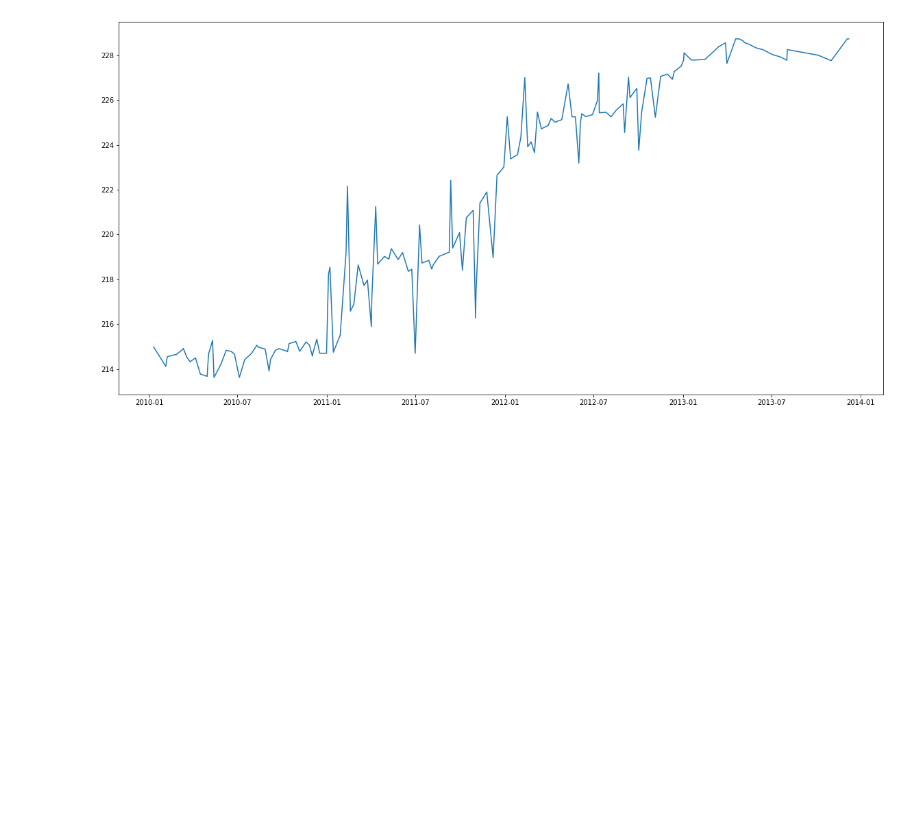
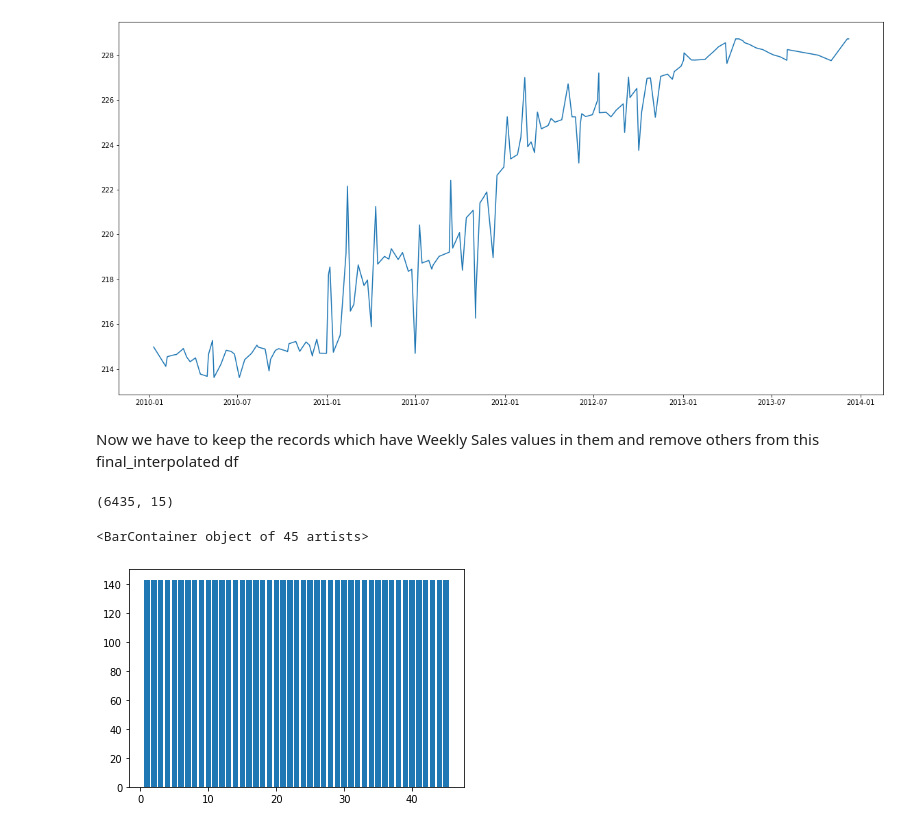
Before and after one commit to shivtejshete/Retail_Analytics, a Jupyter notebook: Modeling.ipynb, the cells around one changed output. Drawn from its saved outputs; the diff is of its cells as text; code cells hidden in the pictures; blank space fills up the shorter version.

```diff
--- a/Modeling.ipynb
+++ b/Modeling.ipynb
@@ -243,3 +243,17 @@ for j in range(len(merged.Store.unique())):
   # print('Store Done : ', j)
 
 final_interpolated = pd.concat(interpolated).reset_index(drop=True)
+# %% [markdown]
+Now we have to keep the records which have Weekly Sales values in them and remove others from this final_interpolated df
+# %%
+final_interpolated= final_interpolated.dropna(subset=['Weekly_Sales']).reset_index(drop=True)
+# %%
+final_interpolated.shape
+# %% [output]
+(6435, 15)
+# %%
+#number of records per store, this hows it tells us that we have got good amount of data across number of different stores and that will help in generalization and reduce overfitting
+plt.bar(final_interpolated.Store.unique(),np.bincount(final_interpolated.Store)[1:], )
+# %% [output]
+<BarContainer object of 45 artists>
+[figure, added]
```
